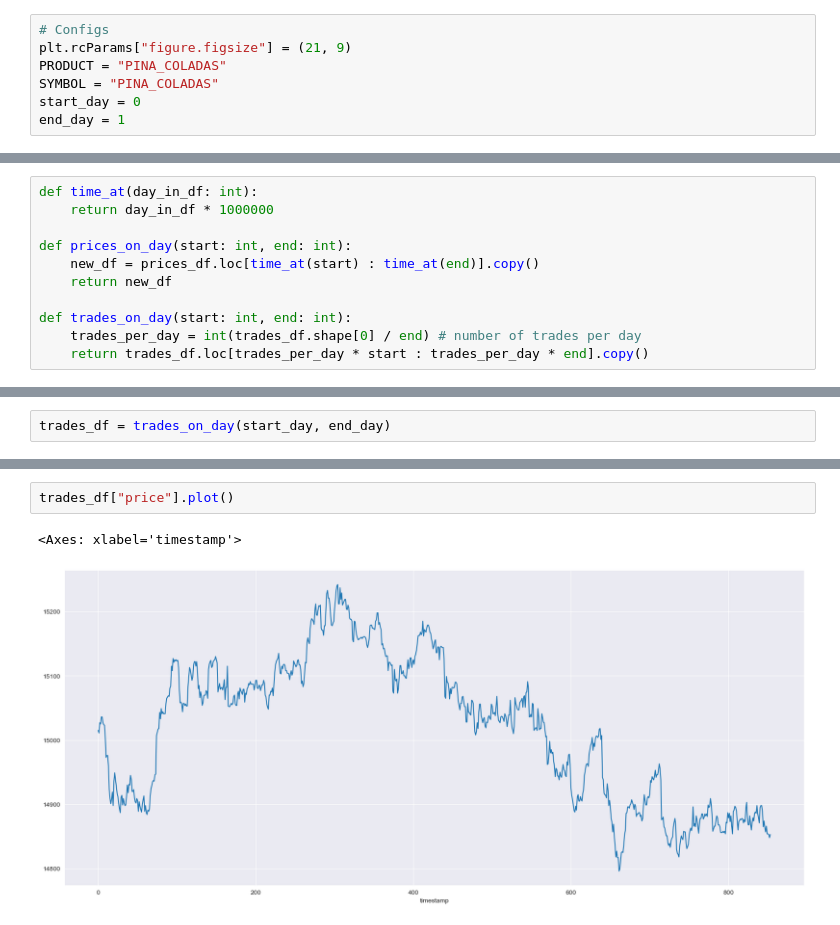
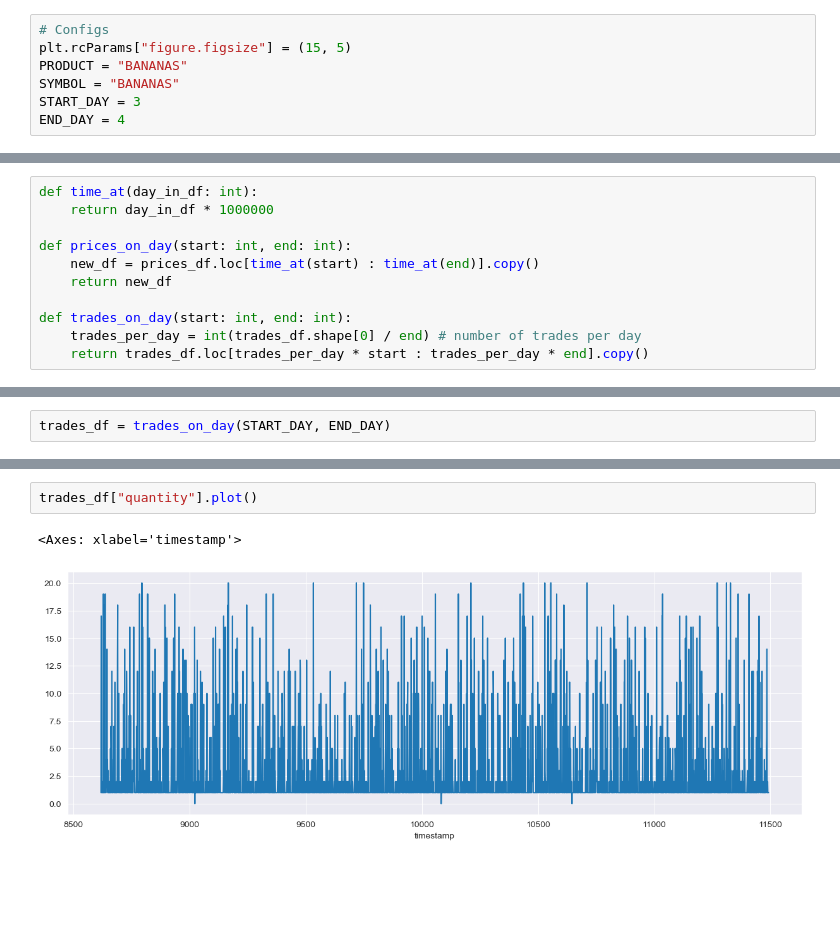
Before and after one commit to teetajp/IMC-Prosperity, a Jupyter notebook: analysis/analysis_main.ipynb, the cells around one changed output, grey strips where cells are left out. Cells and saved outputs as stored; diff of their text form; blank space fills up the shorter version.

```diff
--- a/analysis/analysis_main.ipynb
+++ b/analysis/analysis_main.ipynb
@@ -6,11 +6,11 @@ import matplotlib.pyplot as plt
 from sklearn.linear_model import LinearRegression
 # %%
 # Configs
-plt.rcParams["figure.figsize"] = (21, 9)
-PRODUCT = "PINA_COLADAS"
-SYMBOL = "PINA_COLADAS"
-start_day = 0
-end_day = 1
+plt.rcParams["figure.figsize"] = (15, 5)
+PRODUCT = "BANANAS"
+SYMBOL = "BANANAS"
+START_DAY = 3
+END_DAY = 4
 # %%
 def prices_files(round: int, start: int, end: int):
     return [f"../data/island-data-bottle-round-{round}/prices_round_{round}_day_{i}.csv" for i in range(start, end+1)]
@@ -106,2 +106,2 @@ prices_df
 # %%
-trades_df = trades_on_day(start_day, end_day)
+trades_df = trades_on_day(START_DAY, END_DAY)
@@ -108,5 +120,5 @@ trades_df = trades_on_day(start_day, end_day)
 # %%
-trades_df["price"].plot()
+trades_df["quantity"].plot()
 # %% [output]
 <Axes: xlabel='timestamp'>
-[figure, old version]
+[figure, new version]
```
Also changed, not shown: parts of 14 cells of this notebook, 2 other files.
